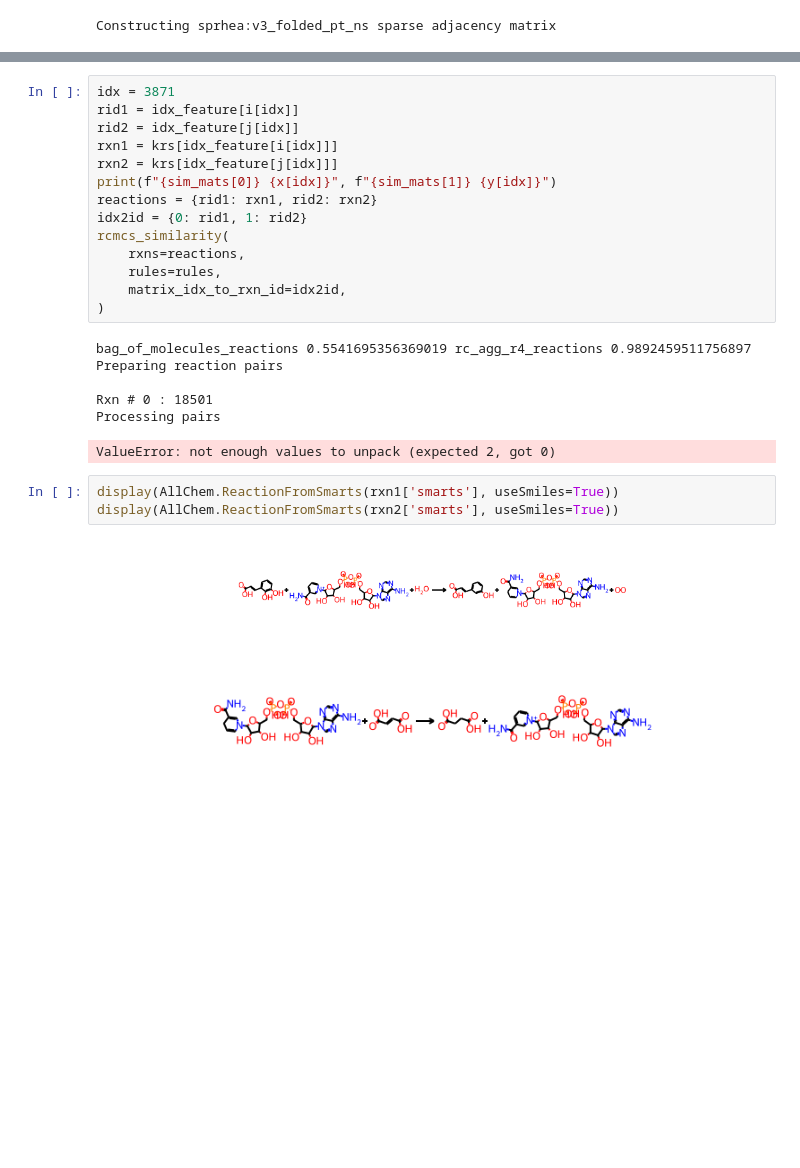
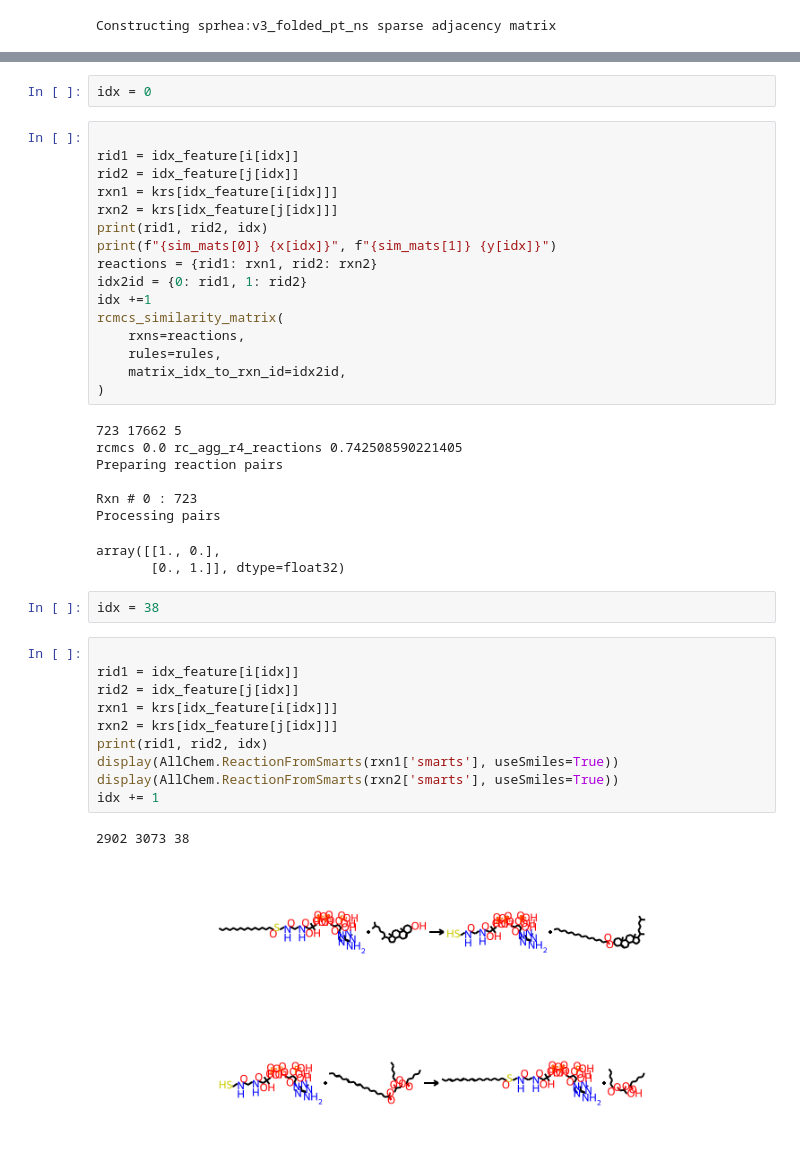
Before and after one commit to stefanpate/rcgnn, a Jupyter notebook: notebooks/similarity_metrics_analysis.ipynb, the cells around one changed output, grey strips where cells are left out. Saved outputs shown, nothing was run; the diff lists cells and outputs as text; blank space fills up the shorter version.

Commit message:
Fixed bugs in rcmcs similarity and added mcs and tanimoto similarity

```diff
--- a/notebooks/similarity_metrics_analysis.ipynb
+++ b/notebooks/similarity_metrics_analysis.ipynb
@@ -74,32 +77,48 @@ set(np.where(x > 0.9)[0]) & set(np.where(y < -1.4)[0])
 # %% [output]
 set()
+# %%
+idx = 0
 # %%
-idx = 3871
+
 rid1 = idx_feature[i[idx]]
 rid2 = idx_feature[j[idx]]
 rxn1 = krs[idx_feature[i[idx]]]
 rxn2 = krs[idx_feature[j[idx]]]
+print(rid1, rid2, idx)
 print(f"{sim_mats[0]} {x[idx]}", f"{sim_mats[1]} {y[idx]}")
 reactions = {rid1: rxn1, rid2: rxn2}
 idx2id = {0: rid1, 1: rid2}
-rcmcs_similarity(
+idx +=1
+rcmcs_similarity_matrix(
     rxns=reactions,
     rules=rules,
     matrix_idx_to_rxn_id=idx2id,
 )
 # %% [output]
-bag_of_molecules_reactions 0.5541695356369019 rc_agg_r4_reactions 0.9892459511756897
+723 17662 5
+rcmcs 0.0 rc_agg_r4_reactions 0.742508590221405
 Preparing reaction pairs
 
-Rxn # 0 : 18501
+Rxn # 0 : 723
 Processing pairs
-ValueError: not enough values to unpack (expected 2, got 0)
+array([[1., 0.],
+       [0., 1.]], dtype=float32)
+# %%
+idx = 38
 # %%
+
+rid1 = idx_feature[i[idx]]
+rid2 = idx_feature[j[idx]]
+rxn1 = krs[idx_feature[i[idx]]]
+rxn2 = krs[idx_feature[j[idx]]]
+print(rid1, rid2, idx)
 display(AllChem.ReactionFromSmarts(rxn1['smarts'], useSmiles=True))
 display(AllChem.ReactionFromSmarts(rxn2['smarts'], useSmiles=True))
+idx += 1
 # %% [output]
+2902 3073 38
-[figure, old version]
+[figure, new version]
-[figure, old version]
+[figure, new version]
 # %%
 rxn1
 # %% [output]
```
Also changed, not shown: parts of 7 cells of this notebook, 5 other files.
